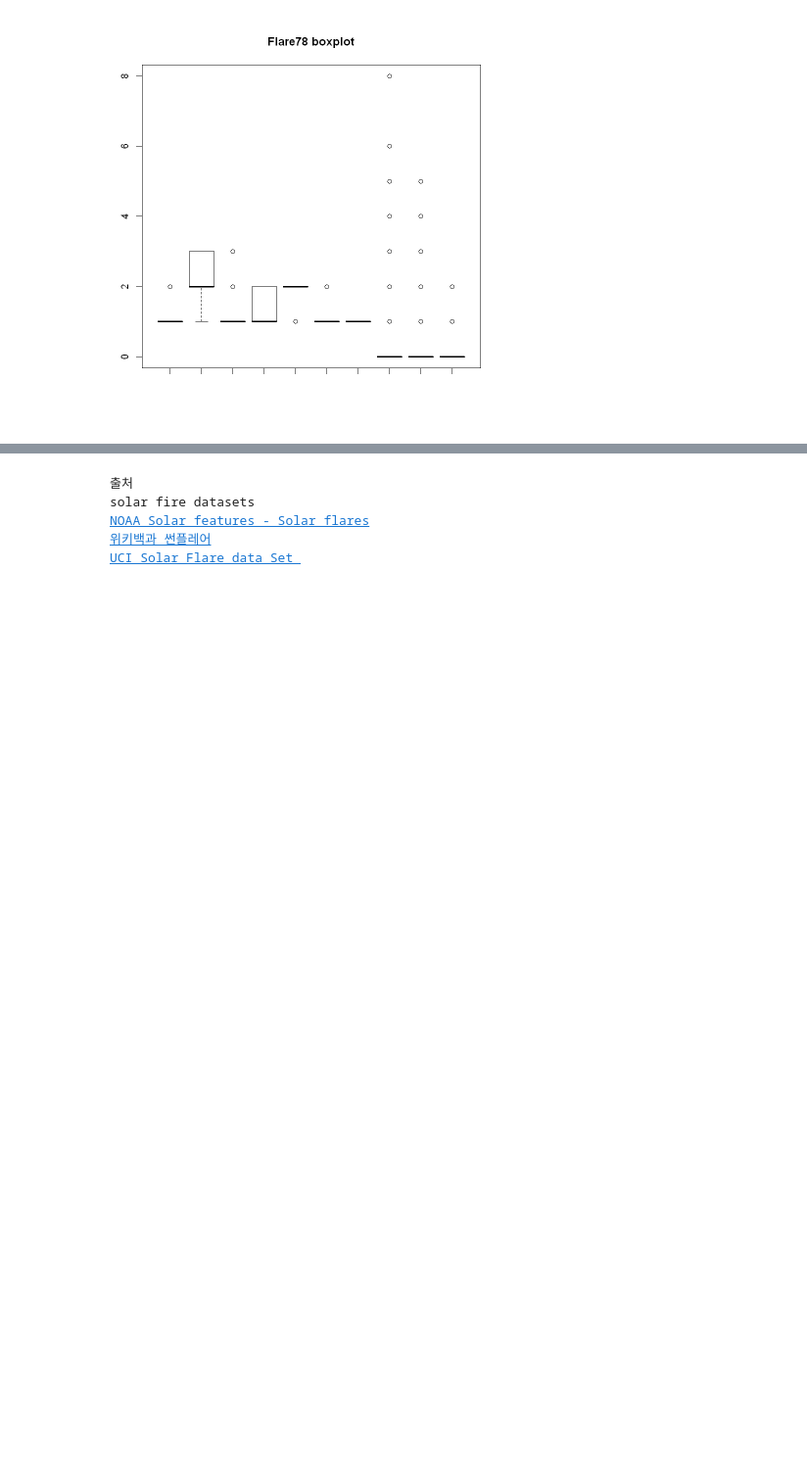
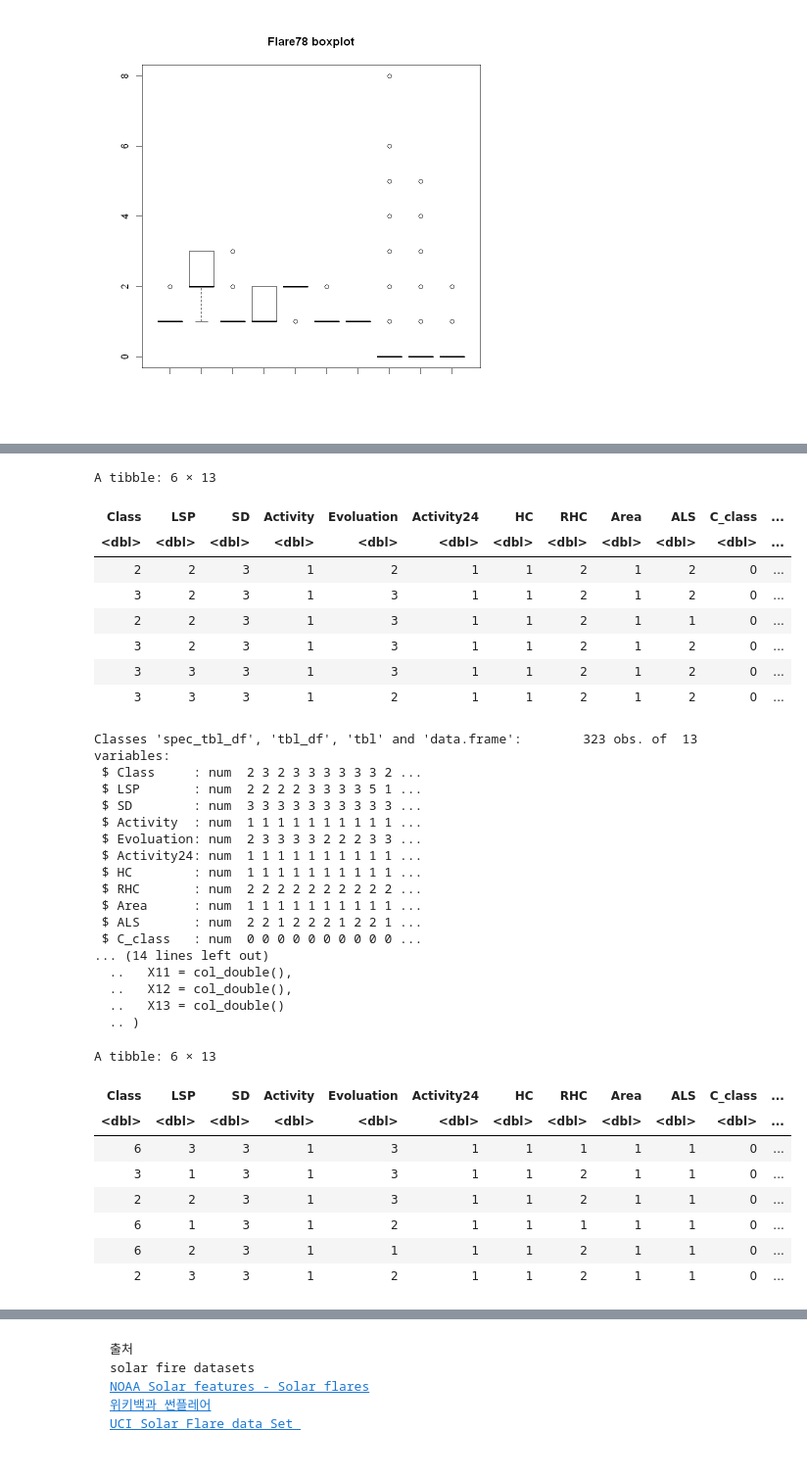
Before and after one commit to Ant9615/DataAnalysis_with_R, a Jupyter notebook: Term Project/TermProject_201510336_구경민.ipynb, the cells around one changed output, grey strips where cells are left out. Shown at 98% size. Drawn from its saved outputs; the diff is of its cells as text; code cells hidden in the pictures; blank space fills up the shorter version.

```diff
--- a/Term Project/TermProject_201510336_구경민.ipynb
+++ b/Term Project/TermProject_201510336_구경민.ipynb
@@ -192,0 +284,79 @@ boxplot(flare78$Activity, flare78$Evoluation, flare78$Activity24,
+# %%
+# correlation_preprocessing
+flare69_1 <- flare69
+flare69_1 <- within(flare69_1, {
+            Class = ifelse(flare69_1$Class == 'A', 0,
+                          ifelse(flare69_1$Class == 'B', 1,
+                                ifelse(flare69_1$Class == 'C', 2,
+                                      ifelse(flare69_1$Class == 'D', 3,
+                                            ifelse(flare69_1$Class == 'E', 4,
+                                                  ifelse(flare69_1$Class == 'F',5, 6
+                                                        ))))))
+            LSP = ifelse(flare69_1$LSP == 'X', 0,
+                         ifelse(flare69_1$LSP == 'R',1,
+                               ifelse(flare69_1$LSP == 'S', 2,
+                                     ifelse(flare69_1$LSP == 'A', 3,
+                                           ifelse(flare69_1$LSP=='H',4, 5)))))
+            SD = ifelse(flare69_1$LSP == 'X', 0,
+                        ifelse(flare69_1$LSP == 'O', 1,
+                              ifelse(flare69_1$LSP == 'I', 2, 3)))
+})
+head(flare69_1)
+str(flare69_1)
+
+flare78_1 <- flare78
+flare78_1 <- within(flare78_1, {
+            Class = ifelse(flare78_1$Class == 'A', 0,
+                          ifelse(flare78_1$Class == 'B', 1,
+                                ifelse(flare78_1$Class == 'C', 2,
+                                      ifelse(flare78_1$Class == 'D', 3,
+                                            ifelse(flare78_1$Class == 'E', 4,
+                                                  ifelse(flare78_1$Class == 'F',5, 6
+                                                        ))))))
+            LSP = ifelse(flare78_1$LSP == 'X', 0,
+                         ifelse(flare78_1$LSP == 'R',1,
+                               ifelse(flare78_1$LSP == 'S', 2,
+                                     ifelse(flare78_1$LSP == 'A', 3,
+                                           ifelse(flare78_1$LSP=='H',4, 5)))))
+            SD = ifelse(flare78_1$LSP == 'X', 0,
+                        ifelse(flare78_1$LSP == 'O', 1,
+                              ifelse(flare78_1$LSP == 'I', 2, 3)))
+})
+head(flare78_1)
+str(flare78_1)
+# %% [output]
+A tibble: 6 × 13
+| Class | LSP | SD | Activity | Evoluation | Activity24 | HC | RHC | Area | ALS | C_class | ... |
+| <dbl> | <dbl> | <dbl> | <dbl> | <dbl> | <dbl> | <dbl> | <dbl> | <dbl> | <dbl> | <dbl> | ... |
+| 2 | 2 | 3 | 1 | 2 | 1 | 1 | 2 | 1 | 2 | 0 | ... |
+| 3 | 2 | 3 | 1 | 3 | 1 | 1 | 2 | 1 | 2 | 0 | ... |
+| 2 | 2 | 3 | 1 | 3 | 1 | 1 | 2 | 1 | 1 | 0 | ... |
+| 3 | 2 | 3 | 1 | 3 | 1 | 1 | 2 | 1 | 2 | 0 | ... |
+| 3 | 3 | 3 | 1 | 3 | 1 | 1 | 2 | 1 | 2 | 0 | ... |
+| 3 | 3 | 3 | 1 | 2 | 1 | 1 | 2 | 1 | 2 | 0 | ... |
+Classes 'spec_tbl_df', 'tbl_df', 'tbl' and 'data.frame':        323 obs. of  13 variables:
+ $ Class     : num  2 3 2 3 3 3 3 3 3 2 ...
+ $ LSP       : num  2 2 2 2 3 3 3 3 5 1 ...
+ $ SD        : num  3 3 3 3 3 3 3 3 3 3 ...
+ $ Activity  : num  1 1 1 1 1 1 1 1 1 1 ...
+ $ Evoluation: num  2 3 3 3 3 2 2 2 3 3 ...
+ $ Activity24: num  1 1 1 1 1 1 1 1 1 1 ...
+ $ HC        : num  1 1 1 1 1 1 1 1 1 1 ...
+ $ RHC       : num  2 2 2 2 2 2 2 2 2 2 ...
+ $ Area      : num  1 1 1 1 1 1 1 1 1 1 ...
+ $ ALS       : num  2 2 1 2 2 2 1 2 2 1 ...
+ $ C_class   : num  0 0 0 0 0 0 0 0 0 0 ...
+... (14 lines left out)
+  ..   X11 = col_double(),
+  ..   X12 = col_double(),
+  ..   X13 = col_double()
+  .. )
+A tibble: 6 × 13
+| Class | LSP | SD | Activity | Evoluation | Activity24 | HC | RHC | Area | ALS | C_class | ... |
+| <dbl> | <dbl> | <dbl> | <dbl> | <dbl> | <dbl> | <dbl> | <dbl> | <dbl> | <dbl> | <dbl> | ... |
+| 6 | 3 | 3 | 1 | 3 | 1 | 1 | 1 | 1 | 1 | 0 | ... |
+| 3 | 1 | 3 | 1 | 3 | 1 | 1 | 2 | 1 | 1 | 0 | ... |
+| 2 | 2 | 3 | 1 | 3 | 1 | 1 | 2 | 1 | 1 | 0 | ... |
+| 6 | 1 | 3 | 1 | 2 | 1 | 1 | 1 | 1 | 1 | 0 | ... |
+| 6 | 2 | 3 | 1 | 1 | 1 | 1 | 2 | 1 | 1 | 0 | ... |
+| 2 | 3 | 3 | 1 | 2 | 1 | 1 | 2 | 1 | 1 | 0 | ... |
```
Also changed, not shown: parts of 9 cells of this notebook.
